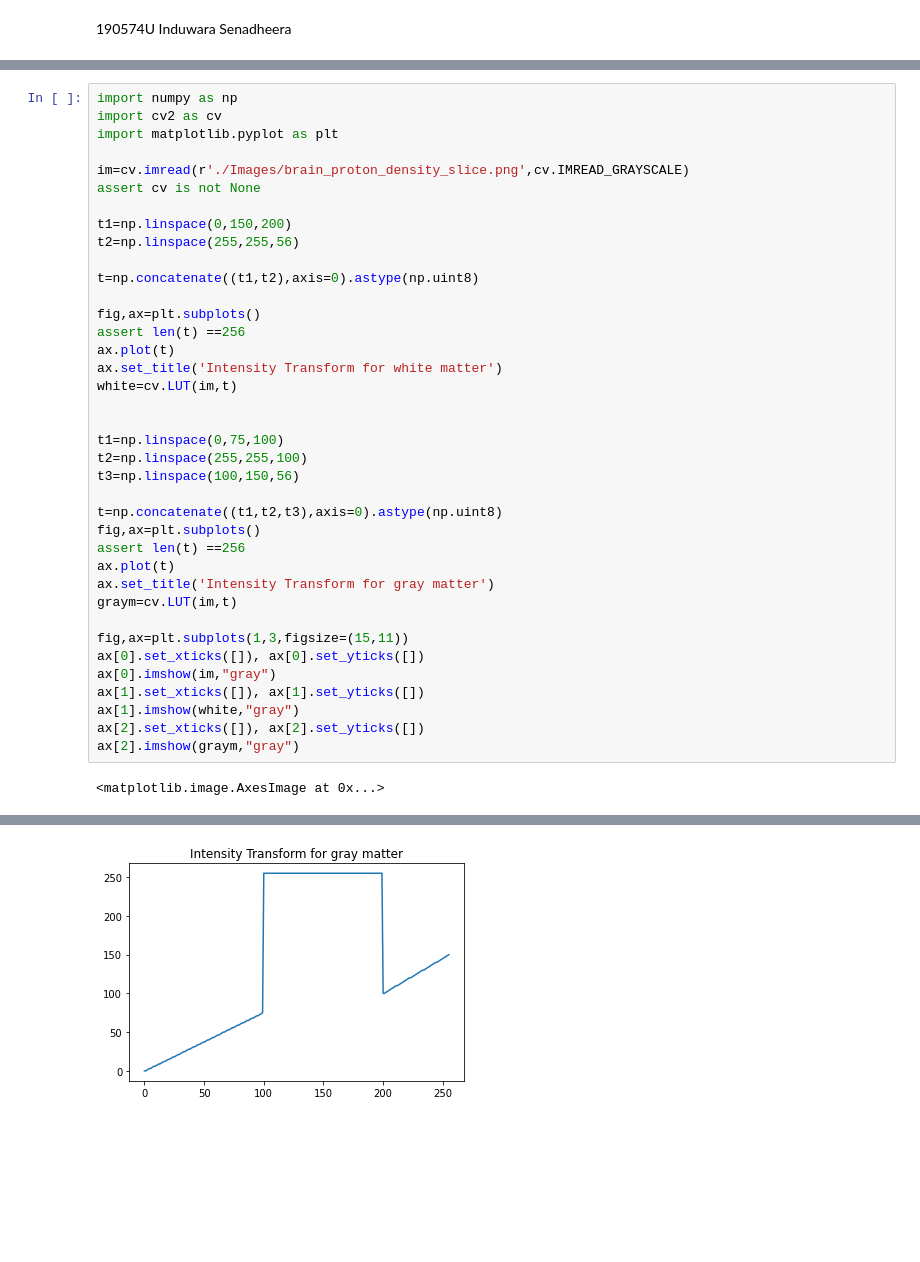
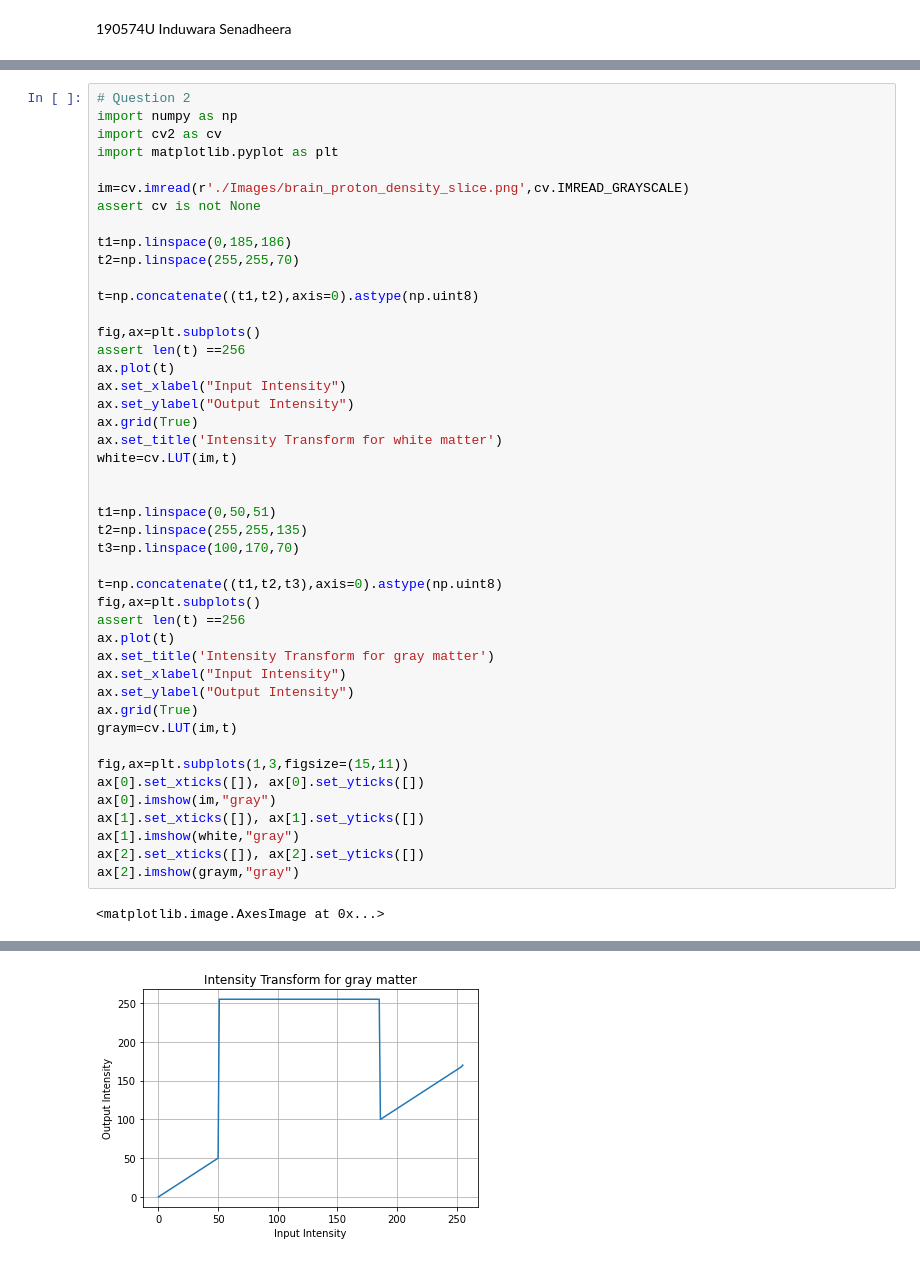
Before and after one commit to induwarasenadheera/EN2550---Fundamental-of-Image-Processing, a Jupyter notebook: assignment 1.ipynb, the cells around one changed output, grey strips where cells are left out. Saved outputs shown, nothing was run; the diff lists cells and outputs as text; blank space fills up the shorter version.

```diff
--- a/assignment 1.ipynb
+++ b/assignment 1.ipynb
@@ -36,5 +40,6 @@ Text(0.5, 1.0, 'Tranformed Image')
 [figure]
 # %%
+# Question 2
 import numpy as np
 import cv2 as cv
 import matplotlib.pyplot as plt
@@ -42,27 +47,33 @@ import matplotlib.pyplot as plt
 im=cv.imread(r'./Images/brain_proton_density_slice.png',cv.IMREAD_GRAYSCALE)
 assert cv is not None
 
-t1=np.linspace(0,150,200)
-t2=np.linspace(255,255,56)
+t1=np.linspace(0,185,186)
+t2=np.linspace(255,255,70)
 
 t=np.concatenate((t1,t2),axis=0).astype(np.uint8)
 
 fig,ax=plt.subplots()
 assert len(t) ==256
 ax.plot(t)
+ax.set_xlabel("Input Intensity")
+ax.set_ylabel("Output Intensity")
+ax.grid(True)
 ax.set_title('Intensity Transform for white matter')
 white=cv.LUT(im,t)
 
 
-t1=np.linspace(0,75,100)
-t2=np.linspace(255,255,100)
-t3=np.linspace(100,150,56)
+t1=np.linspace(0,50,51)
+t2=np.linspace(255,255,135)
+t3=np.linspace(100,170,70)
 
 t=np.concatenate((t1,t2,t3),axis=0).astype(np.uint8)
 fig,ax=plt.subplots()
 assert len(t) ==256
 ax.plot(t)
 ax.set_title('Intensity Transform for gray matter')
+ax.set_xlabel("Input Intensity")
+ax.set_ylabel("Output Intensity")
+ax.grid(True)
 graym=cv.LUT(im,t)
 
 fig,ax=plt.subplots(1,3,figsize=(15,11))
@@ -78 +89 @@ ax[2].imshow(graym,"gray")
-[figure, old version]
+[figure, new version]
```
Also changed, not shown: parts of 11 cells of this notebook, 10 other files.
